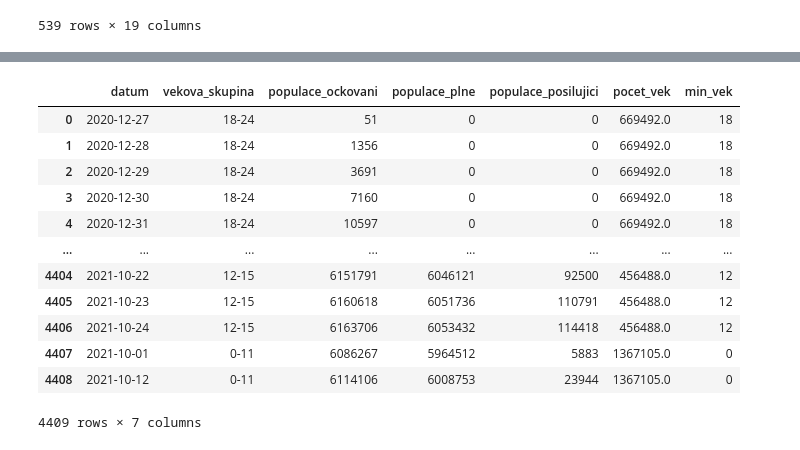
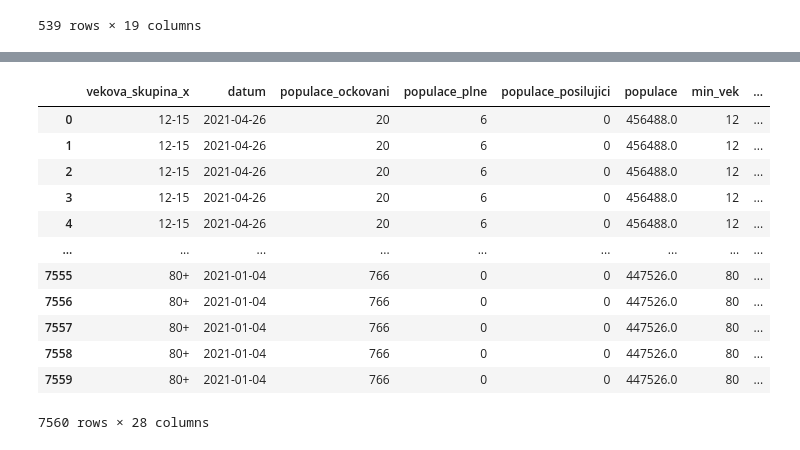
Before and after one commit to msusicky/ockovani-covid, a Jupyter notebook: notebooks/srovnani.ipynb, the cells around one changed output, grey strips where cells are left out. Drawn from its saved outputs; the diff is of its cells as text; code cells hidden in the pictures.

```diff
--- a/notebooks/srovnani.ipynb
+++ b/notebooks/srovnani.ipynb
@@ -152,17 +152,23 @@ ockovani
-# %%
-df = pd.merge(ockovani, populace)
-df
-# %% [output]
-|  | datum | vekova_skupina | populace_ockovani | populace_plne | populace_posilujici | pocet_vek | min_vek |
-| 0 | 2020-12-27 | 18-24 | 51 | 0 | 0 | 669492.0 | 18 |
-| 1 | 2020-12-28 | 18-24 | 1356 | 0 | 0 | 669492.0 | 18 |
-| 2 | 2020-12-29 | 18-24 | 3691 | 0 | 0 | 669492.0 | 18 |
-| 3 | 2020-12-30 | 18-24 | 7160 | 0 | 0 | 669492.0 | 18 |
-| 4 | 2020-12-31 | 18-24 | 10597 | 0 | 0 | 669492.0 | 18 |
-| ... | ... | ... | ... | ... | ... | ... | ... |
-| 4404 | 2021-10-22 | 12-15 | 6151791 | 6046121 | 92500 | 456488.0 | 12 |
-| 4405 | 2021-10-23 | 12-15 | 6160618 | 6051736 | 110791 | 456488.0 | 12 |
-| 4406 | 2021-10-24 | 12-15 | 6163706 | 6053432 | 114418 | 456488.0 | 12 |
-| 4407 | 2021-10-01 | 0-11 | 6086267 | 5964512 | 5883 | 1367105.0 | 0 |
-| 4408 | 2021-10-12 | 0-11 | 6114106 | 6008753 | 23944 | 1367105.0 | 0 |
-4409 rows × 7 columns
+# %%
+df = pd.merge(ockovani, populace)
+df = pd.merge(df, srovnani, left_on='datum', right_on='od')
+
+df['populace_bez'] = df['populace'] - df['populace_ockovani']
+df['populace_castecne'] = df['populace_ockovani'] - df['populace_plne']
+df['populace_plne'] = df['populace_plne'] - df['populace_posilujici']
+
+df
+# %% [output]
+|  | vekova_skupina_x | datum | populace_ockovani | populace_plne | populace_posilujici | populace | min_vek | ... |
+| 0 | 12-15 | 2021-04-26 | 20 | 6 | 0 | 456488.0 | 12 | ... |
+| 1 | 12-15 | 2021-04-26 | 20 | 6 | 0 | 456488.0 | 12 | ... |
+| 2 | 12-15 | 2021-04-26 | 20 | 6 | 0 | 456488.0 | 12 | ... |
+| 3 | 12-15 | 2021-04-26 | 20 | 6 | 0 | 456488.0 | 12 | ... |
+| 4 | 12-15 | 2021-04-26 | 20 | 6 | 0 | 456488.0 | 12 | ... |
+| ... | ... | ... | ... | ... | ... | ... | ... | ... |
+| 7555 | 80+ | 2021-01-04 | 766 | 0 | 0 | 447526.0 | 80 | ... |
+| 7556 | 80+ | 2021-01-04 | 766 | 0 | 0 | 447526.0 | 80 | ... |
+| 7557 | 80+ | 2021-01-04 | 766 | 0 | 0 | 447526.0 | 80 | ... |
+| 7558 | 80+ | 2021-01-04 | 766 | 0 | 0 | 447526.0 | 80 | ... |
+| 7559 | 80+ | 2021-01-04 | 766 | 0 | 0 | 447526.0 | 80 | ... |
+7560 rows × 28 columns
```
Also changed, not shown: parts of 3 cells of this notebook, 2 other files.
